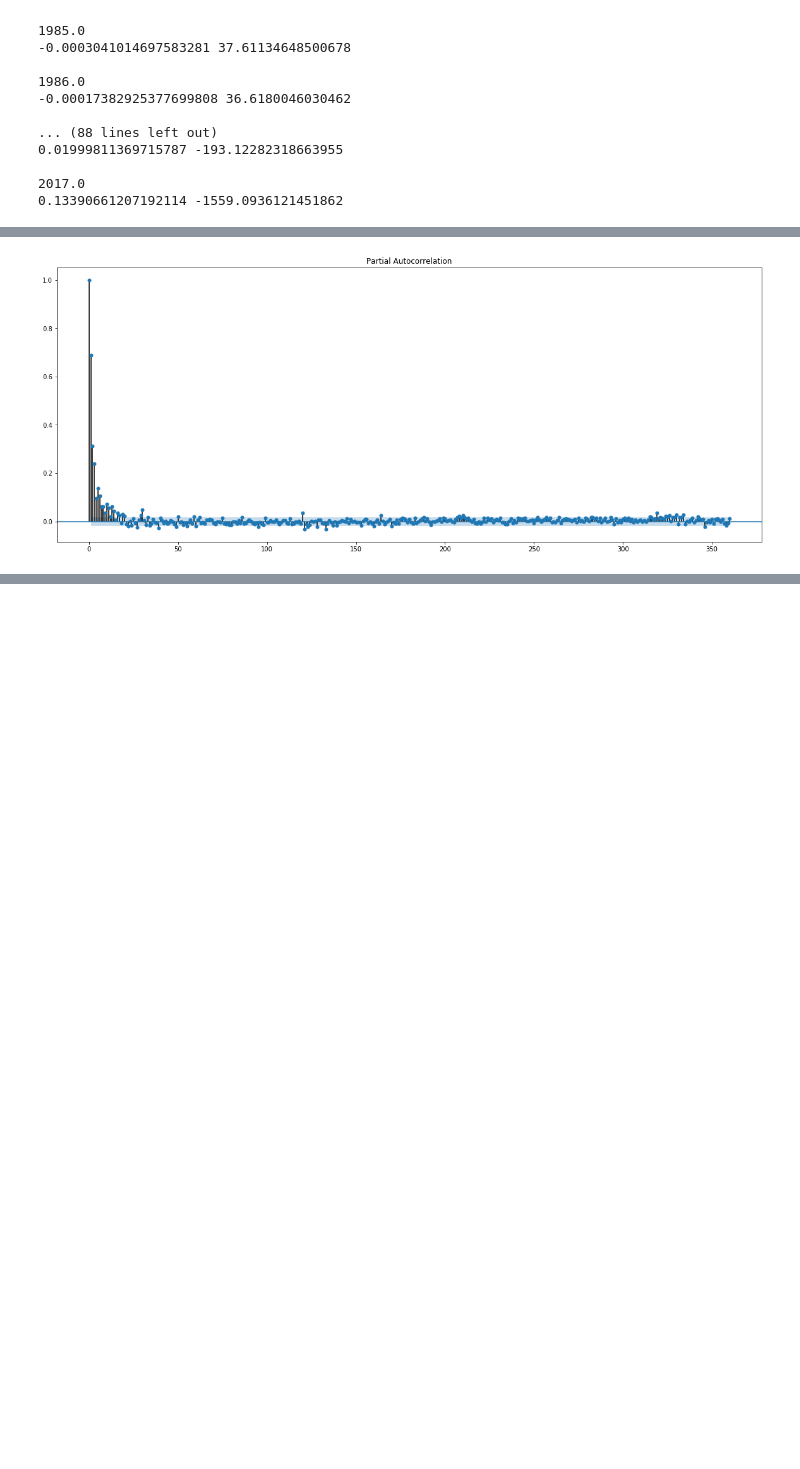
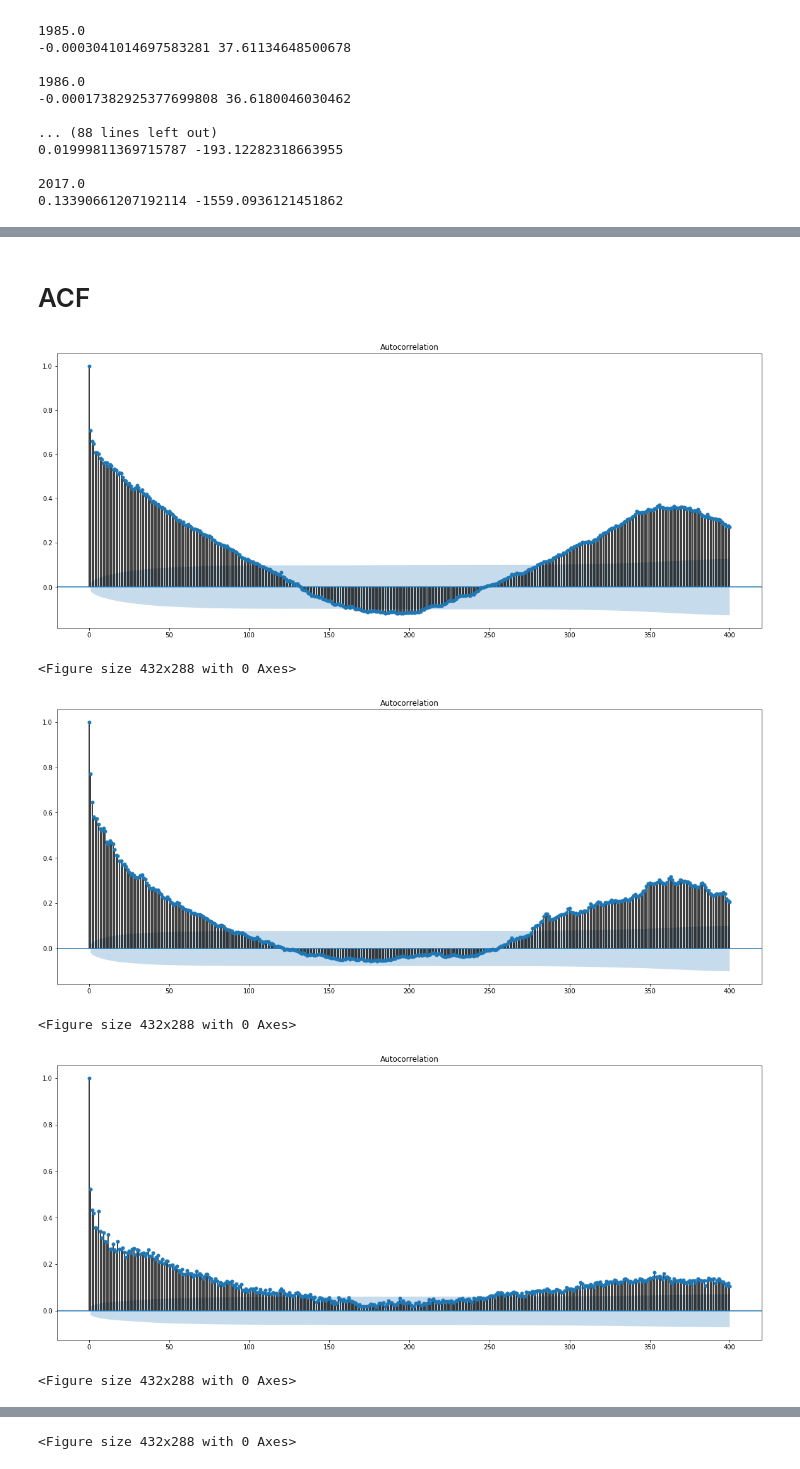
Before and after one commit to artemmaksimov/hometasks, a Jupyter notebook: kursach/kursach.ipynb, the cells around one changed output, grey strips where cells are left out. Drawn from its saved outputs; the diff is of its cells as text; code cells hidden in the pictures; blank space fills up the shorter version.

```diff
--- a/kursach/kursach.ipynb
+++ b/kursach/kursach.ipynb
@@ -602,2 +410,0 @@ NameError: name 'bfd' is not defined
-# %%
-params = st.cauchy.fit(data)
@@ -616,4 +410,0 @@ import matplotlib.pyplot as plt
-# %%
-x = np.linspace(min(data), max(data), 1000)
-plt.hist(data, density=True,bins=200)
-plt.plot(x, make_pdf(st.cauchy, params, 1000))
@@ -669,0 +417,8 @@ dtype: float64
+# %%
+for column in columns:
+    params = stats.gennorm.fit(air_in_diff[column])
+    if stats.kstest(air_in_diff[column], 'gennorm', args=params).pvalue > 0.01:
+        print(column)
+        print(params)
+        print(stats.kstest(air_in_diff[column], 'gennorm', args=params).pvalue)
+        print()
@@ -669,0 +452,10 @@ dtype: float64
+# %%
+for column in columns:
+    params = stats.gennorm.fit(air_in_diff[column])
+    x = np.linspace(air_in_diff[column].min(), air_in_diff[column].max(), 1000)
+    y1 = stats.gennorm.pdf(x, params[0], scale=params[2])
+    plt.figure(figsize=(10,5))
+    plt.plot(x, y1)
+    plt.title(column)
+    plt.hist(air_in_diff['SO4'], density=True, bins=100)
+    plt.savefig(column+'_hist')
@@ -669,0 +467,2 @@ dtype: float64
+# %% [markdown]
+# ACF
@@ -670,12 +471,13 @@ dtype: float64
 # %%
-import statsmodels.api as sm
-fig, ax = plt.subplots(figsize=(20,8))
-data = air_in[air_in.TSP != 0]
-data = data['TSP']
-
-train_data = data.iloc[:-365]
-test_data = data.iloc[-365:]
-sm.graphics.tsa.plot_pacf(data.values, lags=360,ax = ax)
-plt.show()
+for column in columns:
+    fig, ax = plt.subplots(figsize=(20,8))
+    sm.graphics.tsa.plot_acf(air_in[column].values, lags=400, ax = ax)
+    plt.show()
+    plt.savefig(column+'_acf')
 # %% [output]
-[figure, old version]
+[figure, new version]
+<Figure size 432x288 with 0 Axes>
+[figure, added]
+<Figure size 432x288 with 0 Axes>
+[figure, added]
+<Figure size 432x288 with 0 Axes>
@@ -681,0 +485 @@ plt.show()
+<Figure size 432x288 with 0 Axes>
```
Also changed, not shown: parts of 56 cells of this notebook, 12 other files.
